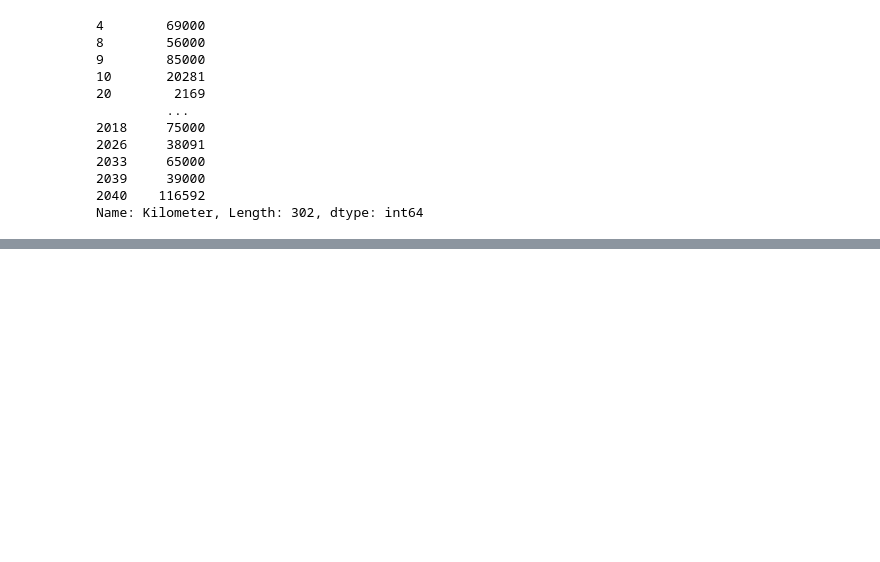
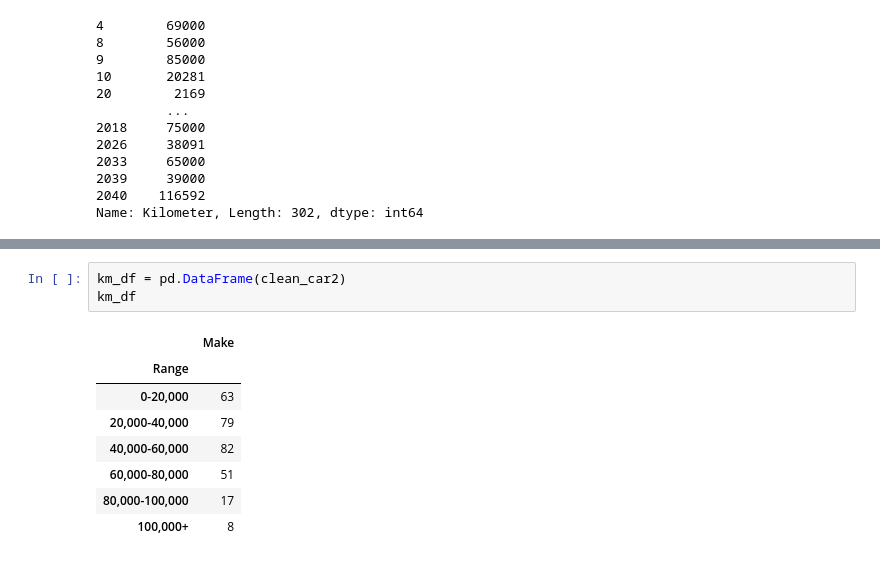
Before and after one commit to cassiegraf/project1, a Jupyter notebook: analysis/analysis.ipynb, the cells around one changed output, grey strips where cells are left out. Cells and saved outputs as stored; diff of their text form; blank space fills up the shorter version.

```diff
--- a/analysis/analysis.ipynb
+++ b/analysis/analysis.ipynb
@@ -234 +223,13 @@ kilo_cols
+# %%
+km_df = pd.DataFrame(clean_car2)
+km_df
+# %% [output]
+|  | Make |
+| Range |  |
+| 0-20,000 | 63 |
+| 20,000-40,000 | 79 |
+| 40,000-60,000 | 82 |
+| 60,000-80,000 | 51 |
+| 80,000-100,000 | 17 |
+| 100,000+ | 8 |
 # %%
```
Also changed, not shown: parts of 4 cells of this notebook, 1 other file.
